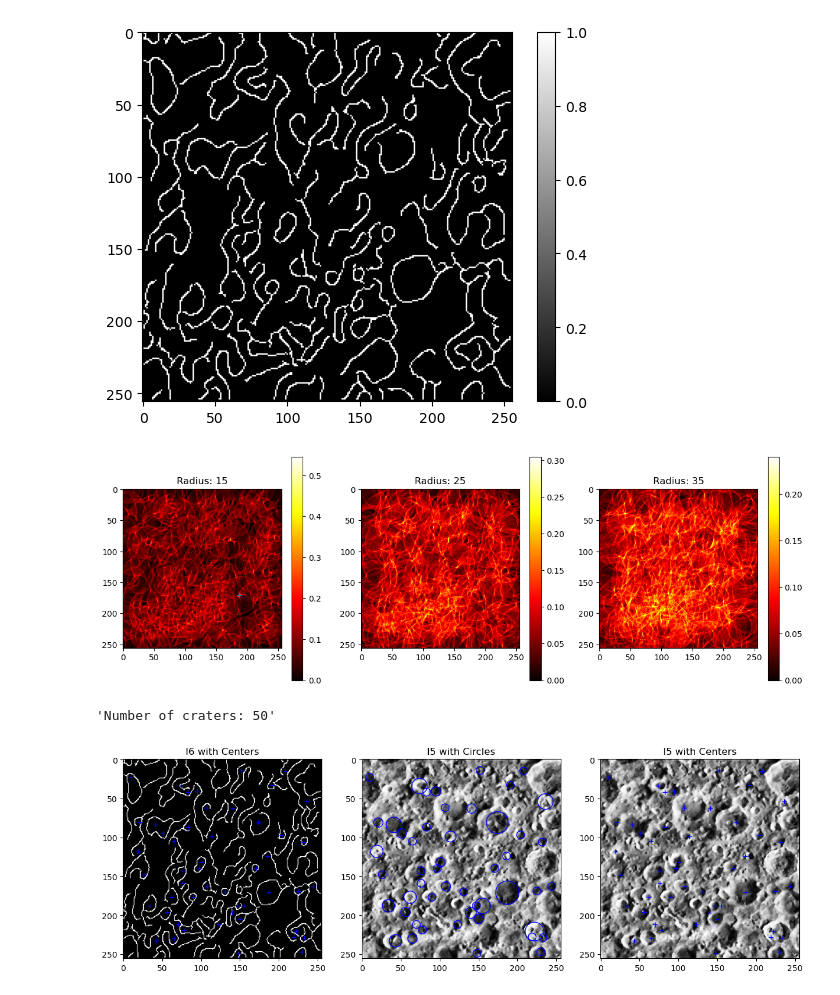
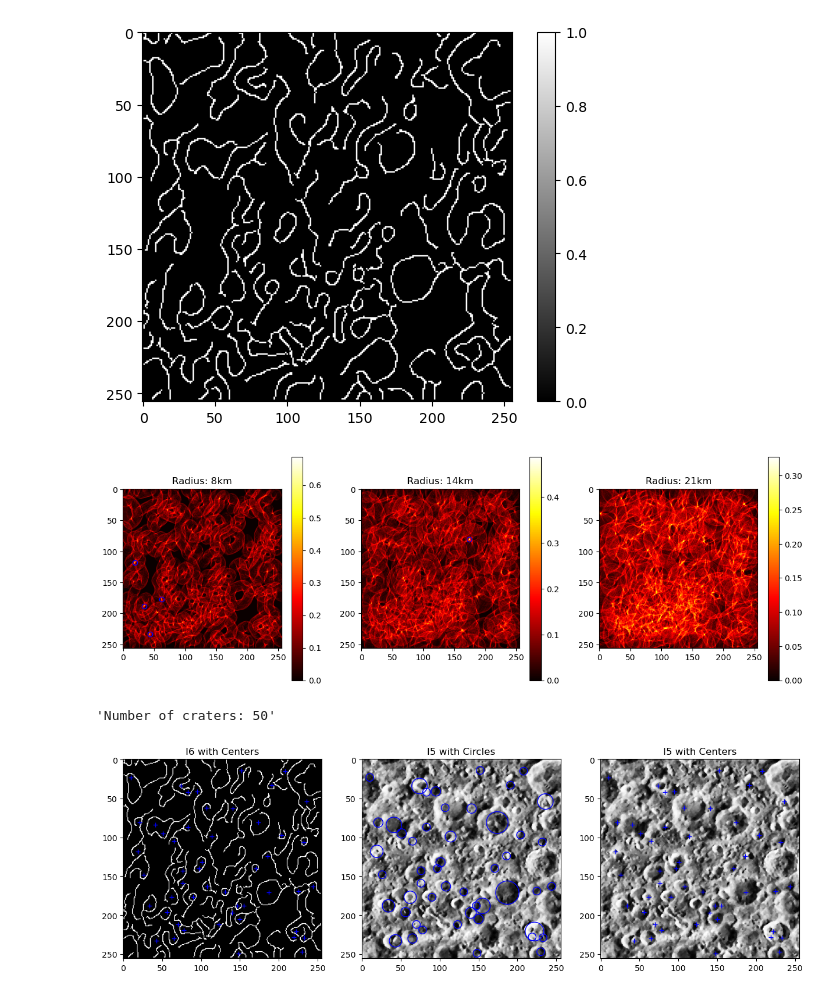
Before and after one commit to 4minakov/practical-data, a Jupyter notebook: Data_Practicals_7.ipynb, the cells around one changed output. Saved outputs shown, nothing was run; the diff lists cells and outputs as text; code cells hidden in the pictures.

```diff
--- a/Data_Practicals_7.ipynb
+++ b/Data_Practicals_7.ipynb
@@ -117,34 +117,34 @@ plt.show()
 # %%
 from skimage import transform
 from skimage import draw
-hough_radii = np.arange(5,40)
+hough_radii = np.arange(5,30)
 # make a circle Hough transform
 hough_res = transform.hough_circle(I6,hough_radii)
 #find maximuma of the Hough transformed space
 H,cx,cy,radii = transform.hough_circle_peaks(hough_res,hough_radii,min_xdistance=5,min_ydistance=5,total_num_peaks=50)
 nstr = 'Number of craters: '+str(len(radii))
 # Slices through the Hough space
 fig, axes = plt.subplots(1, 3, figsize=(15, 5))
-i1=10
-i2=20
-i3=30
+i1=3
+i2=9
+i3=16
 cax1=axes[0].imshow(hough_res[i1,:,:], cmap='hot')
 cax2=axes[1].imshow(hough_res[i2,:,:], cmap='hot')
 cax3=axes[2].imshow(hough_res[i3,:,:], cmap='hot')
-axes[0].plot(cx[radii==15],cy[radii==15],'+')
-axes[1].plot(cx[radii==25],cy[radii==25],'+')
-axes[2].plot(cx[radii==35],cy[radii==35],'+')
-axes[0].set_title('Radius: '+str(hough_radii[i1]))
-axes[1].set_title('Radius: '+str(hough_radii[i2]))
-axes[2].set_title('Radius: '+str(hough_radii[i3]))
+axes[0].plot(cx[radii==hough_radii[i1]],cy[radii==hough_radii[i1]],'o',markerfacecolor='none', markeredgecolor='b')
+axes[1].plot(cx[radii==hough_radii[i2]],cy[radii==hough_radii[i2]],'o',markerfacecolor='none', markeredgecolor='b')
+axes[2].plot(cx[radii==hough_radii[i3]],cy[radii==hough_radii[i3]],'o',markerfacecolor='none', markeredgecolor='b')
+axes[0].set_title('Radius: '+str(hough_radii[i1])+'km')
+axes[1].set_title('Radius: '+str(hough_radii[i2])+'km')
+axes[2].set_title('Radius: '+str(hough_radii[i3])+'km')
 
 fig.colorbar(cax1, ax=axes[0])
 fig.colorbar(cax2, ax=axes[1])
 fig.colorbar(cax3, ax=axes[2])
 plt.show()
 nstr
 # %% [output]
-[figure, old version]
+[figure, new version]
 'Number of craters: 50'
 # %%
 import numpy as np
```
Also changed, not shown: parts of 5 cells of this notebook.
